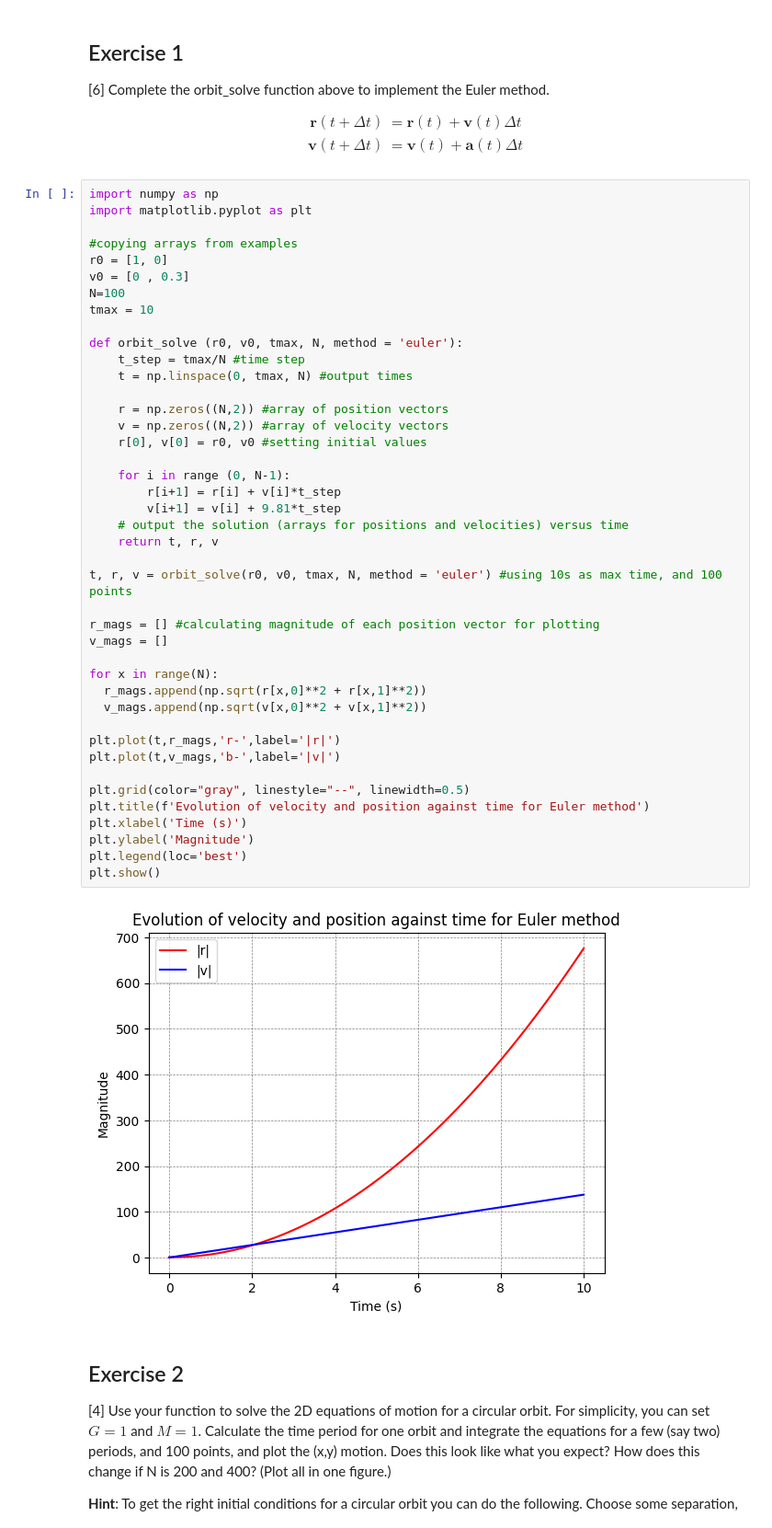
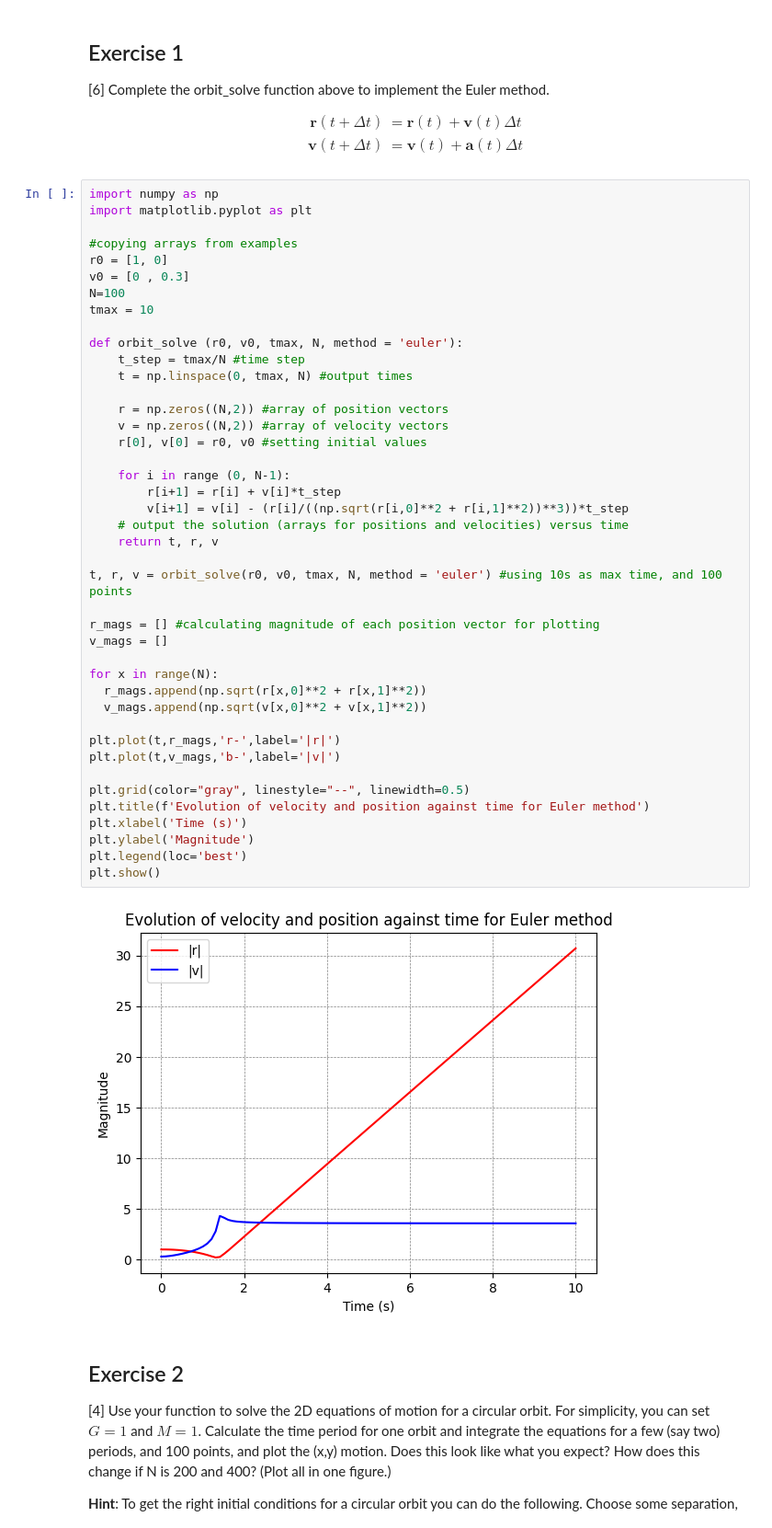
Before and after one commit to PX2145-2025/week-9-b-Dvorak-Gabriel, a Jupyter notebook: ODEs_2.ipynb, the cells around one changed output. Shown: that part at 92% size. Drawn from its saved outputs; the diff is of its cells as text.

```diff
--- a/ODEs_2.ipynb
+++ b/ODEs_2.ipynb
@@ -272,35 +272,35 @@ def orbit_solve (r0, v0, tmax, N, method = 'euler'):
     t = np.linspace(0, tmax, N) #output times
 
     r = np.zeros((N,2)) #array of position vectors
     v = np.zeros((N,2)) #array of velocity vectors
     r[0], v[0] = r0, v0 #setting initial values
 
     for i in range (0, N-1):
         r[i+1] = r[i] + v[i]*t_step
-        v[i+1] = v[i] + 9.81*t_step
+        v[i+1] = v[i] - (r[i]/((np.sqrt(r[i,0]**2 + r[i,1]**2))**3))*t_step
     # output the solution (arrays for positions and velocities) versus time
     return t, r, v
 
 t, r, v = orbit_solve(r0, v0, tmax, N, method = 'euler') #using 10s as max time, and 100 points
 
 r_mags = [] #calculating magnitude of each position vector for plotting
 v_mags = []
 
 for x in range(N):
   r_mags.append(np.sqrt(r[x,0]**2 + r[x,1]**2))
   v_mags.append(np.sqrt(v[x,0]**2 + v[x,1]**2))
 
 plt.plot(t,r_mags,'r-',label='|r|')
 plt.plot(t,v_mags,'b-',label='|v|')
 
 plt.grid(color="gray", linestyle="--", linewidth=0.5)
 plt.title(f'Evolution of velocity and position against time for Euler method')
 plt.xlabel('Time (s)')
 plt.ylabel('Magnitude')
 plt.legend(loc='best')
 plt.show()
 # %% [output]
-[figure, old version]
+[figure, new version]
 # %% [markdown]
 ## Exercise 2
 [4] Use your function to solve the 2D equations of motion for a circular orbit. For simplicity, you can set $G = 1$ and $M = 1$. Calculate the time period for one orbit and integrate the equations for a few (say two) periods, and 100 points, and plot the (x,y) motion. Does this look like what you expect? How does this change if N is 200 and 400? (Plot all in one figure.)
```
Also changed, not shown: parts of 1 cell of this notebook.
